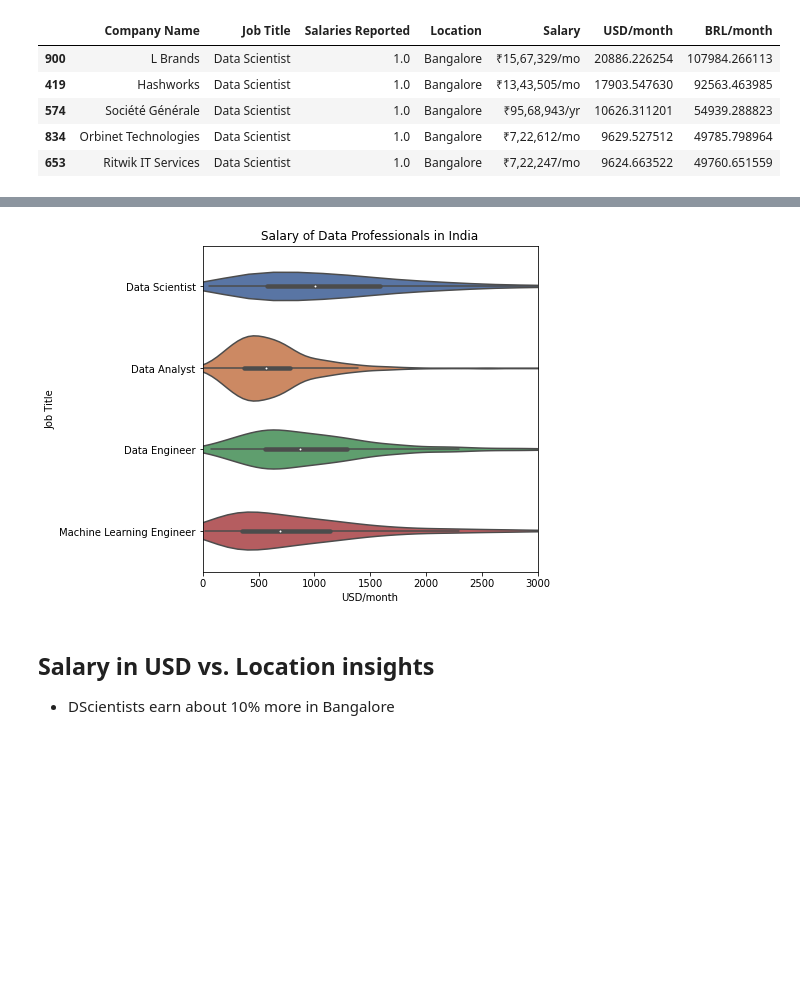
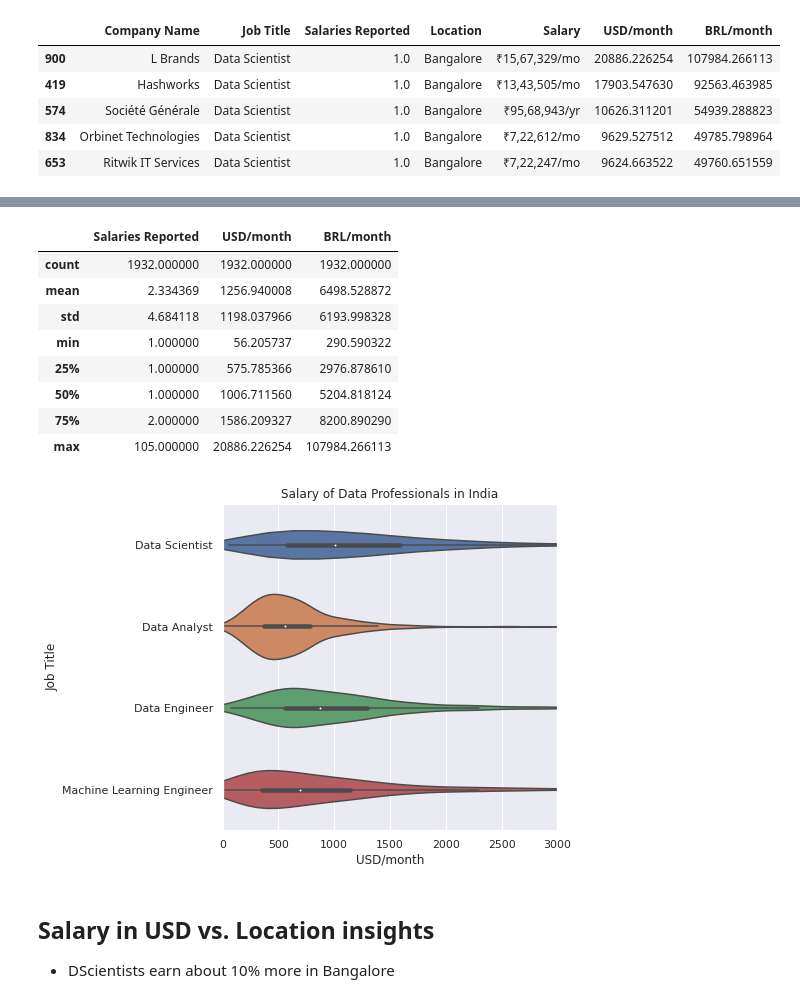
Before and after one commit to 1rafaelmayer/Journey_to_DScience, a Jupyter notebook: salary-of-data-prof-in-india.ipynb, the cells around one changed output, grey strips where cells are left out. Cells and saved outputs as stored; diff of their text form; code cells hidden in the pictures; blank space fills up the shorter version.

```diff
--- a/salary-of-data-prof-in-india.ipynb
+++ b/salary-of-data-prof-in-india.ipynb
@@ -200,13 +207,25 @@ sal.sort_values(by='BRL/month',ascending=False).head()
+# %%
+sal[sal['Job Title']=='Data Scientist'].describe()
+# %% [output]
+|  | Salaries Reported | USD/month | BRL/month |
+| count | 1932.000000 | 1932.000000 | 1932.000000 |
+| mean | 2.334369 | 1256.940008 | 6498.528872 |
+| std | 4.684118 | 1198.037966 | 6193.998328 |
+| min | 1.000000 | 56.205737 | 290.590322 |
+| 25% | 1.000000 | 575.785366 | 2976.878610 |
+| 50% | 1.000000 | 1006.711560 | 5204.818124 |
+| 75% | 2.000000 | 1586.209327 | 8200.890290 |
+| max | 105.000000 | 20886.226254 | 107984.266113 |
 # %%
+sns.set_theme()
+sns.set_style("darkgrid")
 plt.figure(figsize=(6,6))
 plt.title("Salary of Data Professionals in India")
-sns.set_theme()
-sns.set_style("darkgrid")
 sns.violinplot( x="USD/month",y="Job Title", data=sal)
 plt.xlim(0,3000)
 plt.show()
 # %% [output]
-[figure, old version]
+[figure, new version]
 # %% [markdown]
 ## Salary in USD vs. Location insights
 * DScientists earn about 10% more in Bangalore
```
Also changed, not shown: parts of 8 cells of this notebook.
